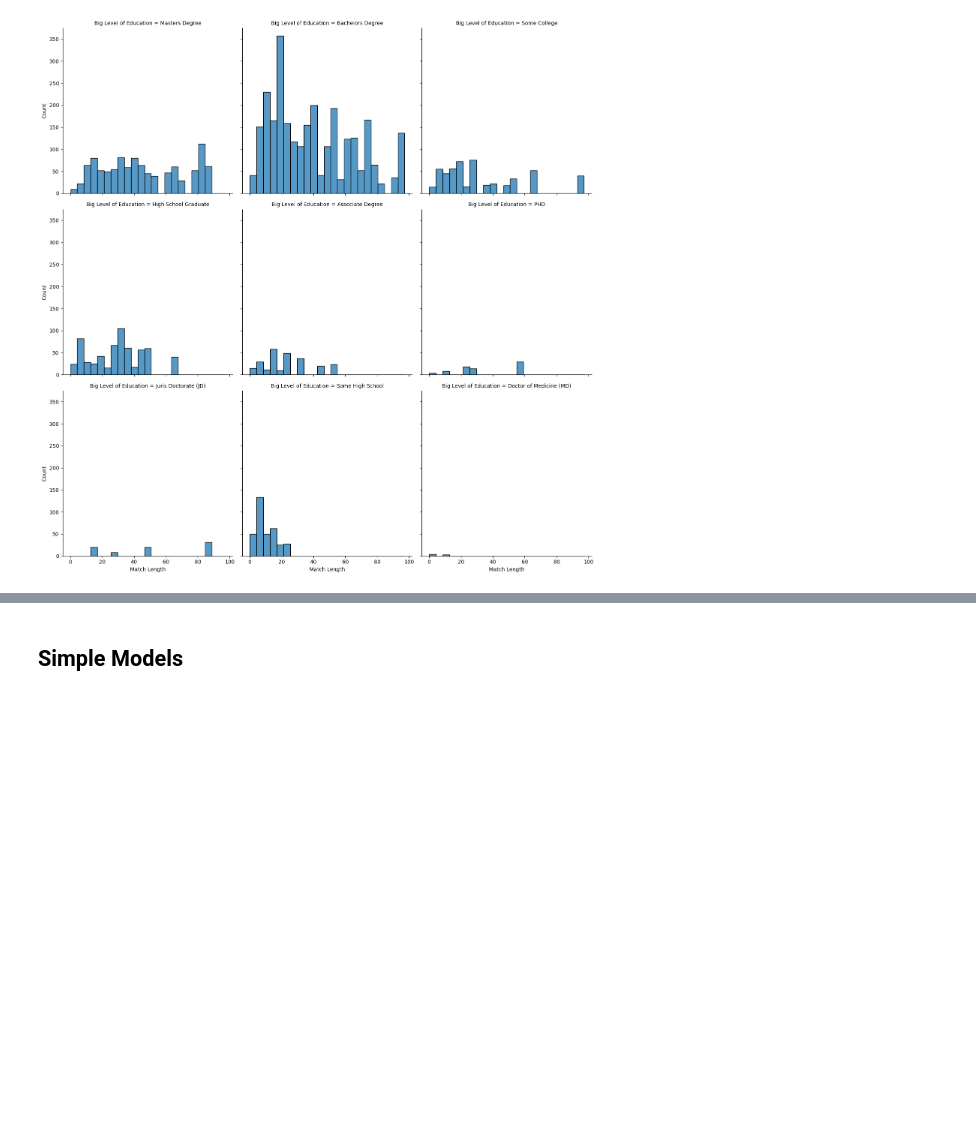
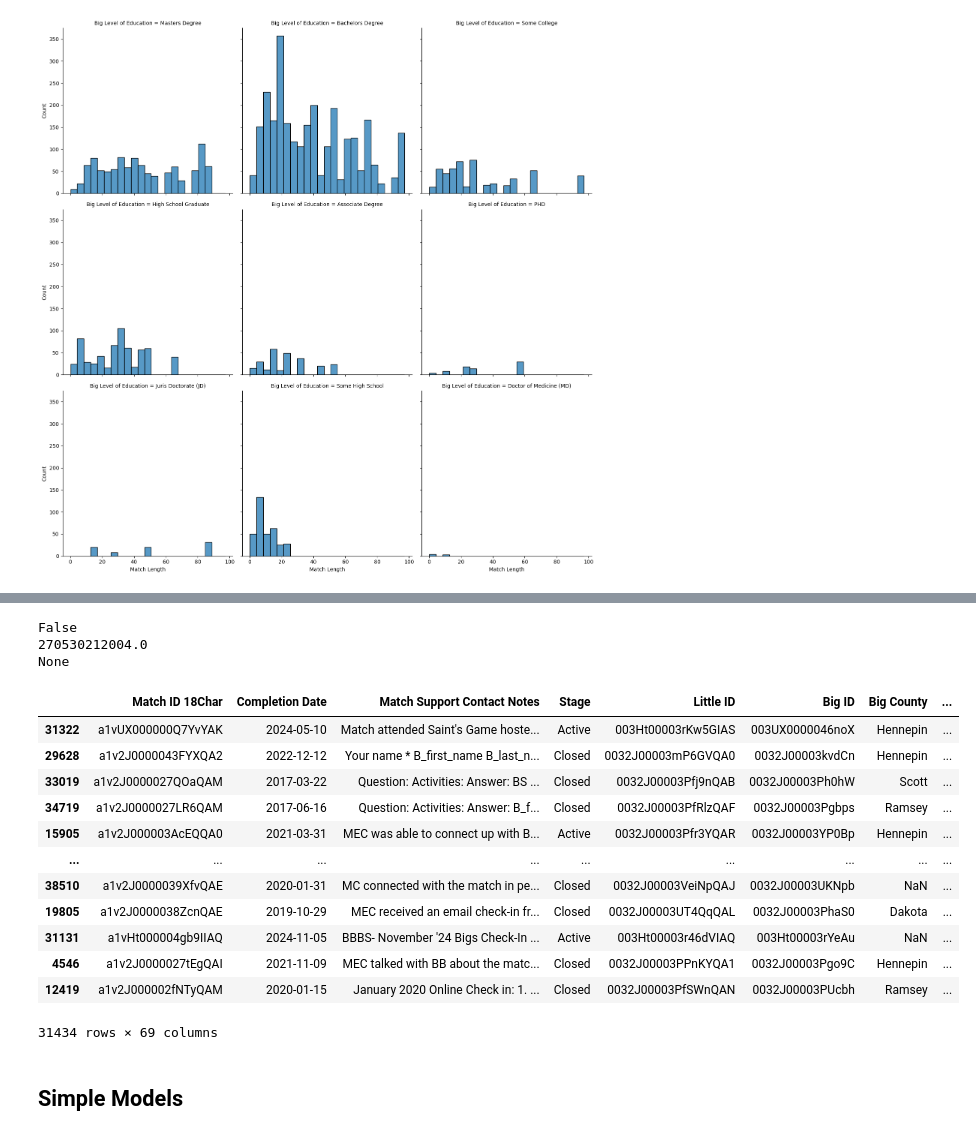
Before and after one commit to wgraysonp/sett-theorists-minne-analytics, a Jupyter notebook: explore/will_eda.ipynb, the cells around one changed output, grey strips where cells are left out. Cells and saved outputs as stored; diff of their text form; code cells hidden in the pictures; blank space fills up the shorter version.

```diff
--- a/explore/will_eda.ipynb
+++ b/explore/will_eda.ipynb
@@ -56,0 +61,26 @@ sns.displot(df, x='Match Length', col='Big Level of Education', col_wrap=3)
+# %%
+acs = cenpy.products.ACS(2019)
+# %%
+import geopy.distance
+
+
+def get_centroid(geoid):
+    try:
+        data = acs.from_place(cenpy.products.tiger.ALL, level='block', place=geoid)
+        centroid = data.geometry.centroid.iloc[0]
+        return centroid.x, centroid.y
+    except:
+        return None, None
+
+def get_distance(block1, block2):
+    loc1 = get_centroid(block1)
+    loc2 = get_centroid(block2)
+    print(block1)
+    if loc1[0] and loc2[0]:
+        print('here')
+        print(loc2)
+        return geopy.distance.geodesic(loc1, loc2).miles
+    else:
+        return None
+# %%
+df_train, df_test = train_test_split(df, test_size=0.2, shuffle=True, random_state=82)
@@ -57,3 +98,30 @@ sns.displot(df, x='Match Length', col='Big Level of Education', col_wrap=3)
+# %%
+a = df_train['Big Home Census Block Group'][0]
+b = df_train['Little Mailing Address Census Block Group'][0]
+print(a == b)
+print(get_distance(a, b))
+# %% [output]
+False
+270530212004.0
+None
+# %%
+df_train['Big Little Distance'] = df_train.apply(lambda x: get_distance(x['Big Home Census Block Group'], x['Little Mailing Address Census Block Group']), axis=1)
+# %%
+df_train[df_train['Big Home Census Block Group'] != df_train['Little Mailing Address Census Block Group']]
+# %% [output]
+|  | Match ID 18Char | Completion Date | Match Support Contact Notes | Stage | Little ID | Big ID | Big County | ... |
+| 31322 | a1vUX000000Q7YvYAK | 2024-05-10 | Match attended Saint's Game hoste... | Active | 003Ht00003rKw5GIAS | 003UX0000046noX | Hennepin | ... |
+| 29628 | a1v2J0000043FYXQA2 | 2022-12-12 | Your name * B_first_name B_last_n... | Closed | 0032J00003mP6GVQA0 | 0032J00003kvdCn | Hennepin | ... |
+| 33019 | a1v2J0000027QOaQAM | 2017-03-22 | Question: Activities: Answer: BS ... | Closed | 0032J00003Pfj9nQAB | 0032J00003Ph0hW | Scott | ... |
+| 34719 | a1v2J0000027LR6QAM | 2017-06-16 | Question: Activities: Answer: B_f... | Closed | 0032J00003PfRlzQAF | 0032J00003Pgbps | Ramsey | ... |
+| 15905 | a1v2J000003AcEQQA0 | 2021-03-31 | MEC was able to connect up with B... | Active | 0032J00003Pfr3YQAR | 0032J00003YP0Bp | Hennepin | ... |
+| ... | ... | ... | ... | ... | ... | ... | ... | ... |
+| 38510 | a1v2J0000039XfvQAE | 2020-01-31 | MC connected with the match in pe... | Closed | 0032J00003VeiNpQAJ | 0032J00003UKNpb | NaN | ... |
+| 19805 | a1v2J0000038ZcnQAE | 2019-10-29 | MEC received an email check-in fr... | Closed | 0032J00003UT4QqQAL | 0032J00003PhaS0 | Dakota | ... |
+| 31131 | a1vHt000004gb9IIAQ | 2024-11-05 | BBBS- November '24 Bigs Check-In ... | Active | 003Ht00003r46dVIAQ | 003Ht00003rYeAu | NaN | ... |
+| 4546 | a1v2J0000027tEgQAI | 2021-11-09 | MEC talked with BB about the matc... | Closed | 0032J00003PPnKYQA1 | 0032J00003Pgo9C | Hennepin | ... |
+| 12419 | a1v2J000002fNTyQAM | 2020-01-15 | January 2020 Online Check in: 1. ... | Closed | 0032J00003PfSWnQAN | 0032J00003PUcbh | Ramsey | ... |
+31434 rows × 69 columns
 # %% [markdown]
 ## Simple Models
 # %% [markdown]
```
Also changed, not shown: parts of 6 cells of this notebook, 2 other files.
